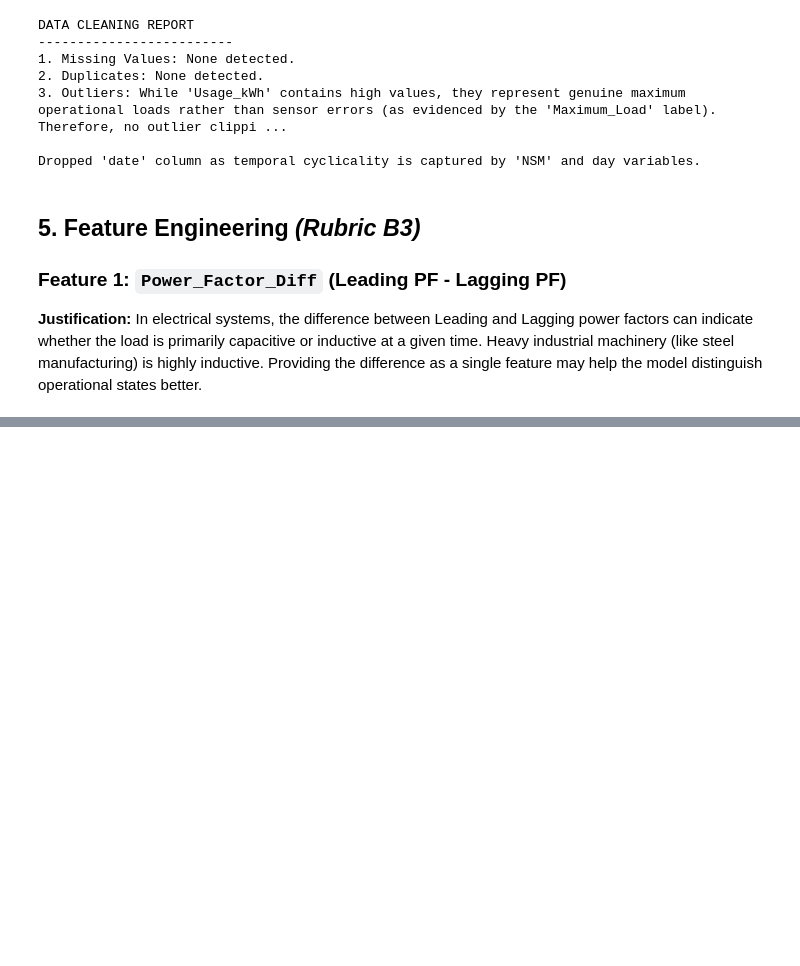
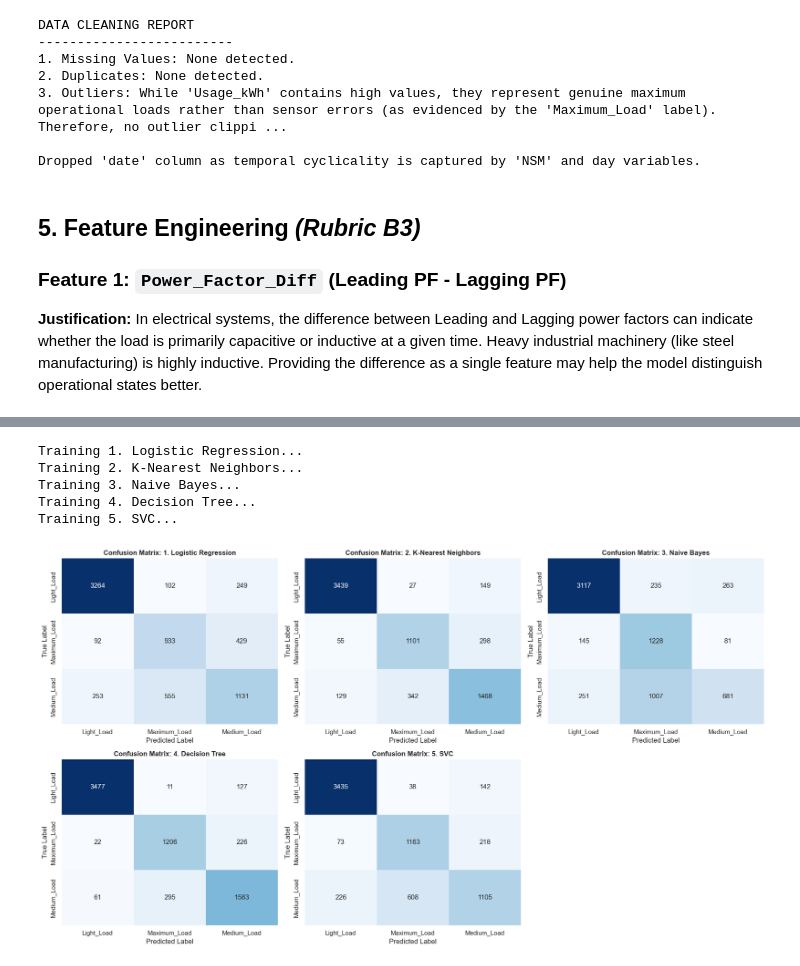
Before and after one commit to TejasviSenka/Machine_Learning_Capstone, a Jupyter notebook: classification.ipynb, the cells around one changed output, grey strips where cells are left out. Drawn from its saved outputs; the diff is of its cells as text; code cells hidden in the pictures; blank space fills up the shorter version.

Commit message:
feat(classification): encoding, train/test split, train 5 models and add evaluation metrics/confusion matrices

```diff
--- a/classification.ipynb
+++ b/classification.ipynb
@@ -251,0 +307,46 @@ Created 'Power_Factor_Diff'. Range: [-87.50, 63.06]
+# %%
+models = {
+    '1. Logistic Regression': LogisticRegression(random_state=RANDOM_STATE, max_iter=1000),
+    '2. K-Nearest Neighbors': KNeighborsClassifier(n_neighbors=5),
+    '3. Naive Bayes': GaussianNB(),
+    '4. Decision Tree': DecisionTreeClassifier(random_state=RANDOM_STATE, max_depth=10),
+    '5. SVC': SVC(random_state=RANDOM_STATE, kernel='rbf', probability=False)
+}
+
+results = {}
+
+fig, axes = plt.subplots(2, 3, figsize=(18, 10))
+axes = axes.flatten()
+
+for i, (name, model) in enumerate(models.items()):
+    print(f"Training {name}...")
+
+    # Train and predict
+    model.fit(X_train_scaled, y_train)
+    y_pred = model.predict(X_test_scaled)
+
+    # Calculate metrics
+    acc = accuracy_score(y_test, y_pred)
+    f1 = f1_score(y_test, y_pred, average='weighted')
+    cm = confusion_matrix(y_test, y_pred)
+
+    results[name] = {'Accuracy': acc, 'Weighted F1': f1}
+
+    # Plot Confusion Matrix
+    sns.heatmap(cm, annot=True, fmt='d', cmap='Blues', ax=axes[i],
+                xticklabels=le.classes_, yticklabels=le.classes_, cbar=False)
+    axes[i].set_title(f'Confusion Matrix: {name}', fontweight='bold')
+    axes[i].set_xlabel('Predicted Label')
+    axes[i].set_ylabel('True Label')
+
+# Remove empty 6th subplot
+fig.delaxes(axes[-1])
+plt.tight_layout()
+plt.show()
+# %% [output]
+Training 1. Logistic Regression...
+Training 2. K-Nearest Neighbors...
+Training 3. Naive Bayes...
+Training 4. Decision Tree...
+Training 5. SVC...
+[figure, added]
```
Also changed, not shown: parts of 9 cells of this notebook.
